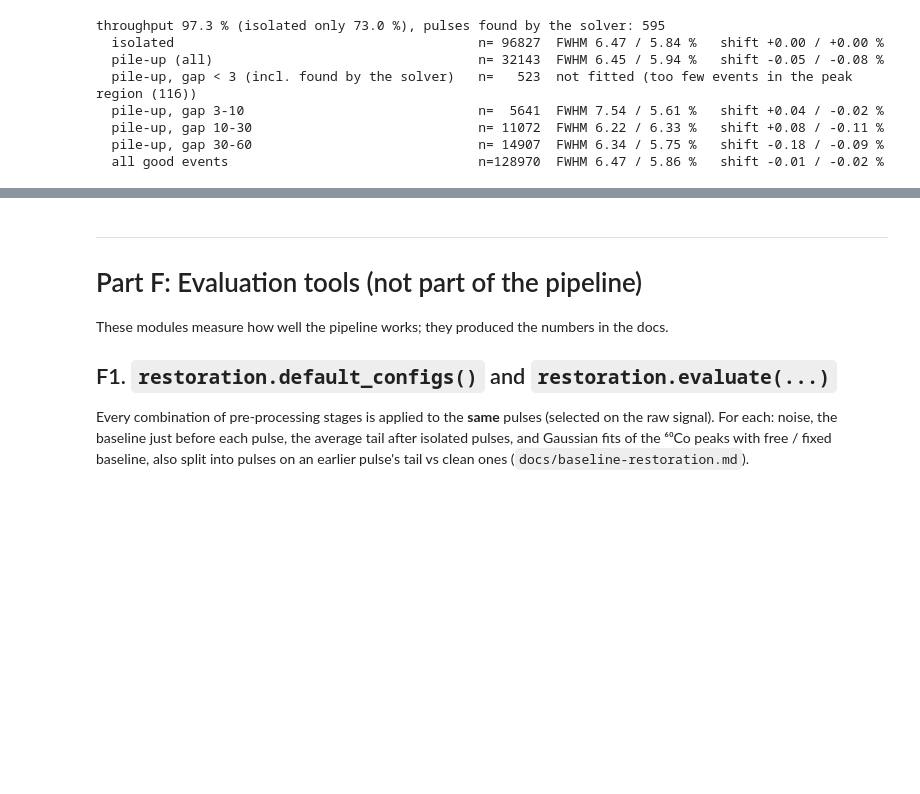
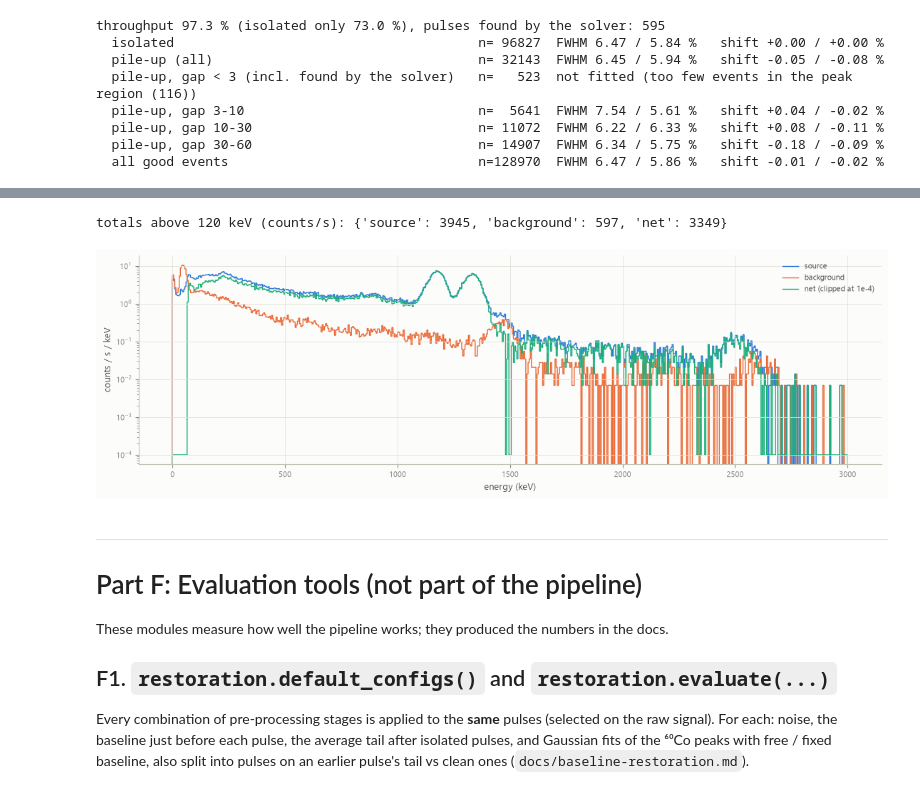
Before and after one commit to AyubSherif/DigitalGammaSpectroscopy, a Jupyter notebook: docs/walkthrough.ipynb, the cells around one changed output, grey strips where cells are left out. Drawn from its saved outputs; the diff is of its cells as text; code cells hidden in the pictures; blank space fills up the shorter version.

```diff
--- a/docs/walkthrough.ipynb
+++ b/docs/walkthrough.ipynb
@@ -1129,0 +1185,5 @@ throughput 97.3 % (isolated only 73.0 %), pulses found by the solver: 595
+# %%
+cal_src = calibration.fit_calibration(pts)
+print("coefficients (keV, keV/V):", np.round(cal_src.coeffs, 3), "  chi2/ndf", round(cal_src.chi2_ndf, 2))
+for lab, e_, r_ in cal_src.residuals_kev():
+    print(f"  residual {lab:10s} {e_:8.1f} keV: {r_:+.2f} keV")
@@ -1129,0 +1205,7 @@ throughput 97.3 % (isolated only 73.0 %), pulses found by the solver: 595
+# %%
+pts_b = calibration.fit_lines(bkg_good["amplitude"], calibration.BACKGROUND_LINES, g_bkg)
+print("accepted background lines:", [(p_.label, p_.energy_kev) for p_ in pts_b if p_.accepted])
+cal_bkg = calibration.gain_match(pts_b, cal_src)
+k_ = cal_bkg.coeffs[1] / cal_src.coeffs[1]
+print(f"k = {k_:.4f}: the background run's gain is {100*(1-1/k_):.1f} % lower;  E_bkg(A) = {cal_bkg.coeffs[0]:.2f} + {cal_bkg.coeffs[1]:.2f} A")
+print(f"without gain matching, the background 40K would appear at {cal_src.energy(pts_b[[p_.label for p_ in pts_b].index('K-40')].amplitude_v):.0f} keV")
@@ -1129,0 +1242,9 @@ throughput 97.3 % (isolated only 73.0 %), pulses found by the solver: 595
+# %%
+edges_ = np.arange(0, 3000.1, 5.0)
+S_ = analysis.energy_spectrum(cal_src.energy(src_good["amplitude"]), efull.live_time_s, edges_)
+B_ = analysis.energy_spectrum(cal_bkg.energy(bkg_good["amplitude"]), events.EventFile(ROOT / "data/events/background.h5").live_time_s, edges_)
+N_ = analysis.subtract(S_, B_)
+i0 = np.searchsorted(edges_, 1450)
+print("bin (keV)    source counts  bkg counts   source cps  bkg cps   net cps ± err")
+for i in range(i0, i0 + 4):
+    print(f"{edges_[i]:5.0f}-{edges_[i+1]:5.0f}   {S_.counts[i]:8.0f}     {B_.counts[i]:6.0f}     {S_.rate[i]:7.2f}   {B_.rate[i]:6.2f}   {N_.rate[i]:+6.2f} ± {N_.rate_err[i]:.2f}")
@@ -1129,0 +1264,4 @@ throughput 97.3 % (isolated only 73.0 %), pulses found by the solver: 595
+# %%
+for name_, sp_ in (("source", analysis.NetSpectrum(edges_, S_.rate, S_.rate_err)),
+                   ("background", analysis.NetSpectrum(edges_, B_.rate, B_.rate_err)), ("net", N_)):
+    print(name_.ljust(10), "  ".join(f"{r_['label']} {r_['energy_kev']:.0f}: {r_['rate_cps']:7.2f} ± {r_['rate_err_cps']:.2f}" for r_ in analysis.fit_line_groups(sp_)))
@@ -1130,3 +1278,14 @@ throughput 97.3 % (isolated only 73.0 %), pulses found by the solver: 595
+# %%
+summ = analysis.analyze(ROOT / "data/events/source_first100.h5", TMP / "spec", ROOT / "data/events/background.h5", verbose=False)
+print("totals above 120 keV (counts/s):", {k: round(v) for k, v in summ["totals_cps"].items()})
+fig, ax = P.figure(1, 1, height_per_row=3.4)
+w_ = np.diff(edges_)
+ax[0,0].stairs(S_.rate / w_, edges_, label="source"); ax[0,0].stairs(B_.rate / w_, edges_, label="background")
+ax[0,0].stairs(np.clip(N_.rate / w_, 1e-4, None), edges_, label="net (clipped at 1e-4)")
+ax[0,0].set_yscale("log"); ax[0,0].set_xlabel("energy (keV)"); ax[0,0].set_ylabel("counts / s / keV"); ax[0,0].legend(); plt.show()
+# %% [output]
+totals above 120 keV (counts/s): {'source': 3945, 'background': 597, 'net': 3349}
+[figure, added]
 # %% [markdown]
 ---
 # Part F: Evaluation tools (not part of the pipeline)
```
Also changed, not shown: parts of 17 cells of this notebook, 16 other files.
